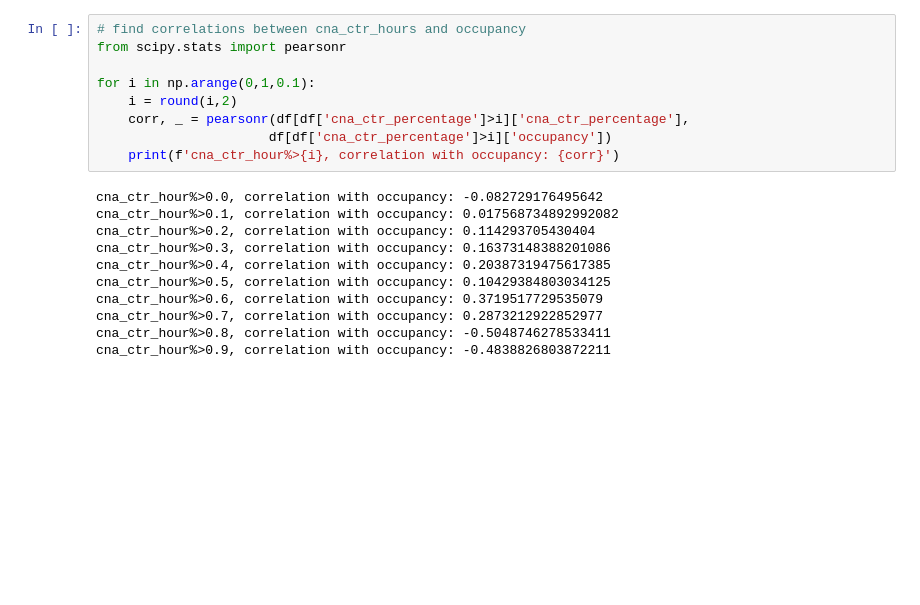
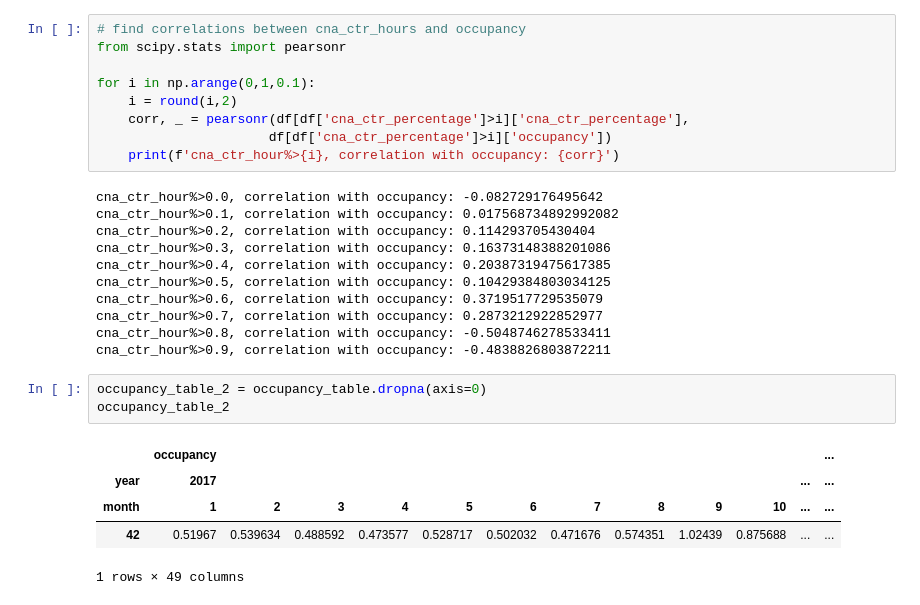
Before and after one commit to elee2021/pbj, a Jupyter notebook: acquired date_vs_occupancy.ipynb, the cells around one changed output. Cells and saved outputs as stored; diff of their text form; blank space fills up the shorter version.

```diff
--- a/acquired date_vs_occupancy.ipynb
+++ b/acquired date_vs_occupancy.ipynb
@@ -131,3 +362,12 @@ cna_ctr_hour%>0.6, correlation with occupancy: 0.3719517729535079
 cna_ctr_hour%>0.7, correlation with occupancy: 0.2873212922852977
 cna_ctr_hour%>0.8, correlation with occupancy: -0.5048746278533411
 cna_ctr_hour%>0.9, correlation with occupancy: -0.4838826803872211
+# %%
+occupancy_table_2 = occupancy_table.dropna(axis=0)
+occupancy_table_2
+# %% [output]
+|  | occupancy |  |  |  |  |  |  |  |  |  |  | ... |
+| year | 2017 |  |  |  |  |  |  |  |  |  | ... | ... |
+| month | 1 | 2 | 3 | 4 | 5 | 6 | 7 | 8 | 9 | 10 | ... | ... |
+| 42 | 0.51967 | 0.539634 | 0.488592 | 0.473577 | 0.528717 | 0.502032 | 0.471676 | 0.574351 | 1.02439 | 0.875688 | ... | ... |
+1 rows × 49 columns
```
Also changed, not shown: parts of 25 cells of this notebook, 5 other files.
